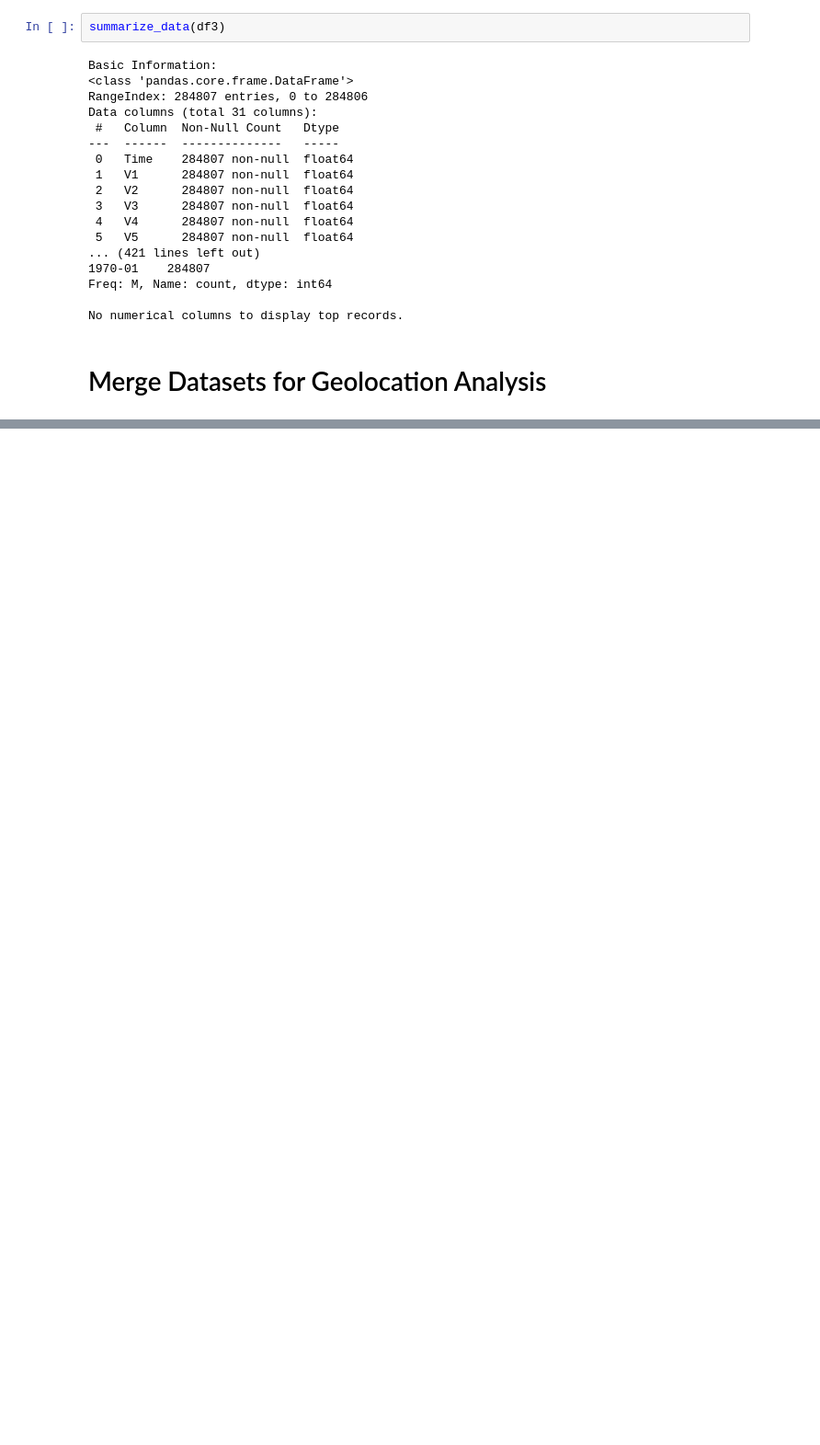
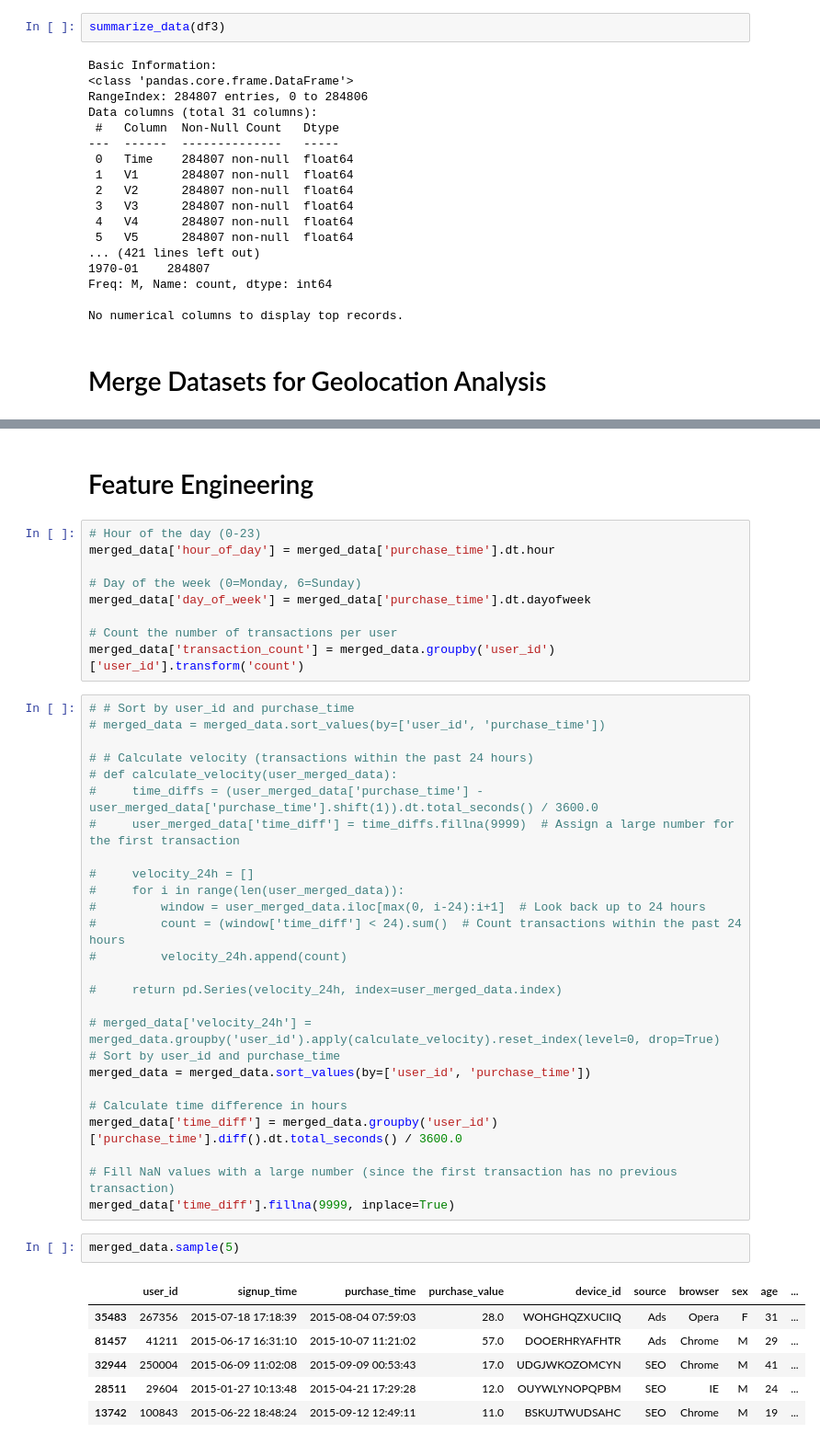
Before and after one commit to mihretgold/Adey-Innovation-Fraud-Detection-Project-, a Jupyter notebook: notebooks/fraud_detection.ipynb, the cells around one changed output, grey strips where cells are left out. Shown at 92% size. Saved outputs shown, nothing was run; the diff lists cells and outputs as text; blank space fills up the shorter version.

```diff
--- a/notebooks/fraud_detection.ipynb
+++ b/notebooks/fraud_detection.ipynb
@@ -398,0 +491,46 @@ print(merged_data.head())
+# %% [markdown]
+# Feature Engineering
+# %%
+# Hour of the day (0-23)
+merged_data['hour_of_day'] = merged_data['purchase_time'].dt.hour
+
+# Day of the week (0=Monday, 6=Sunday)
+merged_data['day_of_week'] = merged_data['purchase_time'].dt.dayofweek
+
+# Count the number of transactions per user
+merged_data['transaction_count'] = merged_data.groupby('user_id')['user_id'].transform('count')
+# %%
+# # Sort by user_id and purchase_time
+# merged_data = merged_data.sort_values(by=['user_id', 'purchase_time'])
+
+# # Calculate velocity (transactions within the past 24 hours)
+# def calculate_velocity(user_merged_data):
+#     time_diffs = (user_merged_data['purchase_time'] - user_merged_data['purchase_time'].shift(1)).dt.total_seconds() / 3600.0
+#     user_merged_data['time_diff'] = time_diffs.fillna(9999)  # Assign a large number for the first transaction
+
+#     velocity_24h = []
+#     for i in range(len(user_merged_data)):
+#         window = user_merged_data.iloc[max(0, i-24):i+1]  # Look back up to 24 hours
+#         count = (window['time_diff'] < 24).sum()  # Count transactions within the past 24 hours
+#         velocity_24h.append(count)
+
+#     return pd.Series(velocity_24h, index=user_merged_data.index)
+
+# merged_data['velocity_24h'] = merged_data.groupby('user_id').apply(calculate_velocity).reset_index(level=0, drop=True)
+# Sort by user_id and purchase_time
+merged_data = merged_data.sort_values(by=['user_id', 'purchase_time'])
+
+# Calculate time difference in hours
+merged_data['time_diff'] = merged_data.groupby('user_id')['purchase_time'].diff().dt.total_seconds() / 3600.0
+
+# Fill NaN values with a large number (since the first transaction has no previous transaction)
+merged_data['time_diff'].fillna(9999, inplace=True)
+# %%
+merged_data.sample(5)
+# %% [output]
+|  | user_id | signup_time | purchase_time | purchase_value | device_id | source | browser | sex | age | ... |
+| 35483 | 267356 | 2015-07-18 17:18:39 | 2015-08-04 07:59:03 | 28.0 | WOHGHQZXUCIIQ | Ads | Opera | F | 31 | ... |
+| 81457 | 41211 | 2015-06-17 16:31:10 | 2015-10-07 11:21:02 | 57.0 | DOOERHRYAFHTR | Ads | Chrome | M | 29 | ... |
+| 32944 | 250004 | 2015-06-09 11:02:08 | 2015-09-09 00:53:43 | 17.0 | UDGJWKOZOMCYN | SEO | Chrome | M | 41 | ... |
+| 28511 | 29604 | 2015-01-27 10:13:48 | 2015-04-21 17:29:28 | 12.0 | OUYWLYNOPQPBM | SEO | IE | M | 24 | ... |
+| 13742 | 100843 | 2015-06-22 18:48:24 | 2015-09-12 12:49:11 | 11.0 | BSKUJTWUDSAHC | SEO | Chrome | M | 19 | ... |
```
Also changed, not shown: parts of 24 cells of this notebook.
